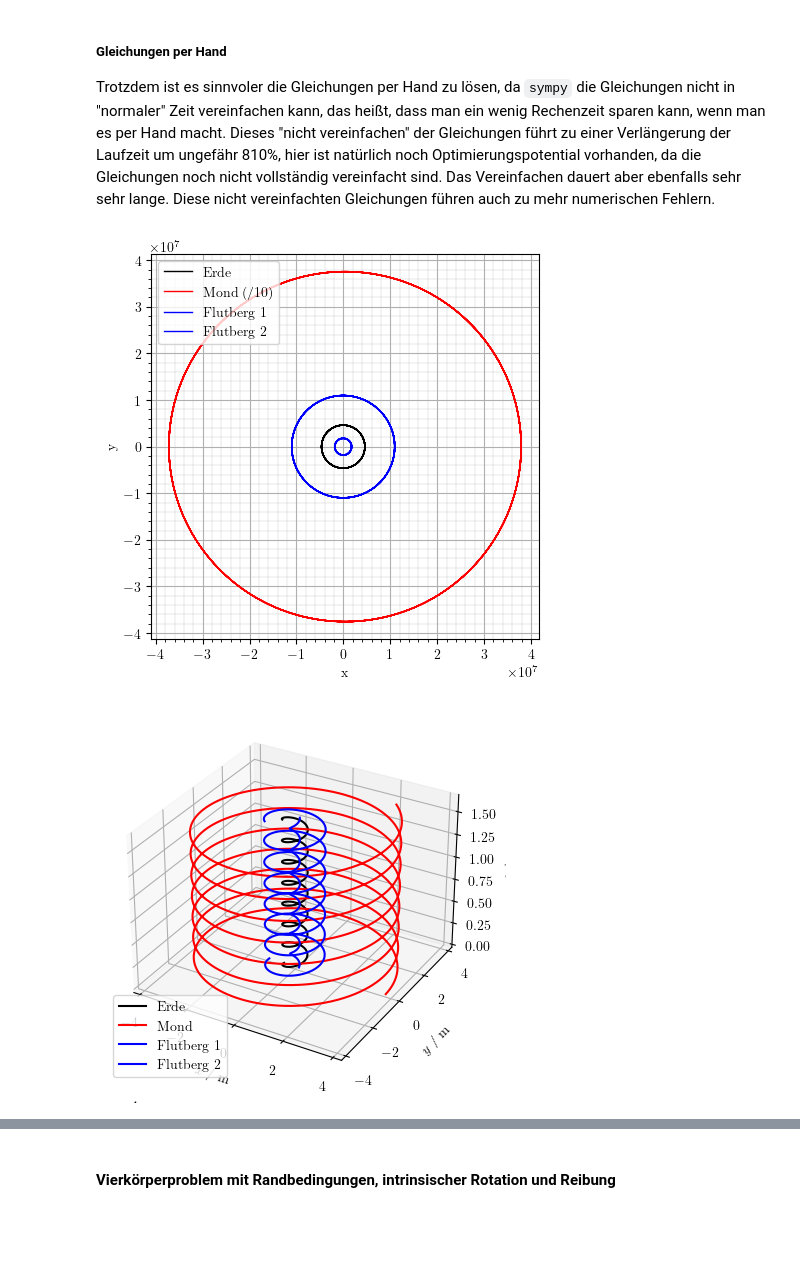
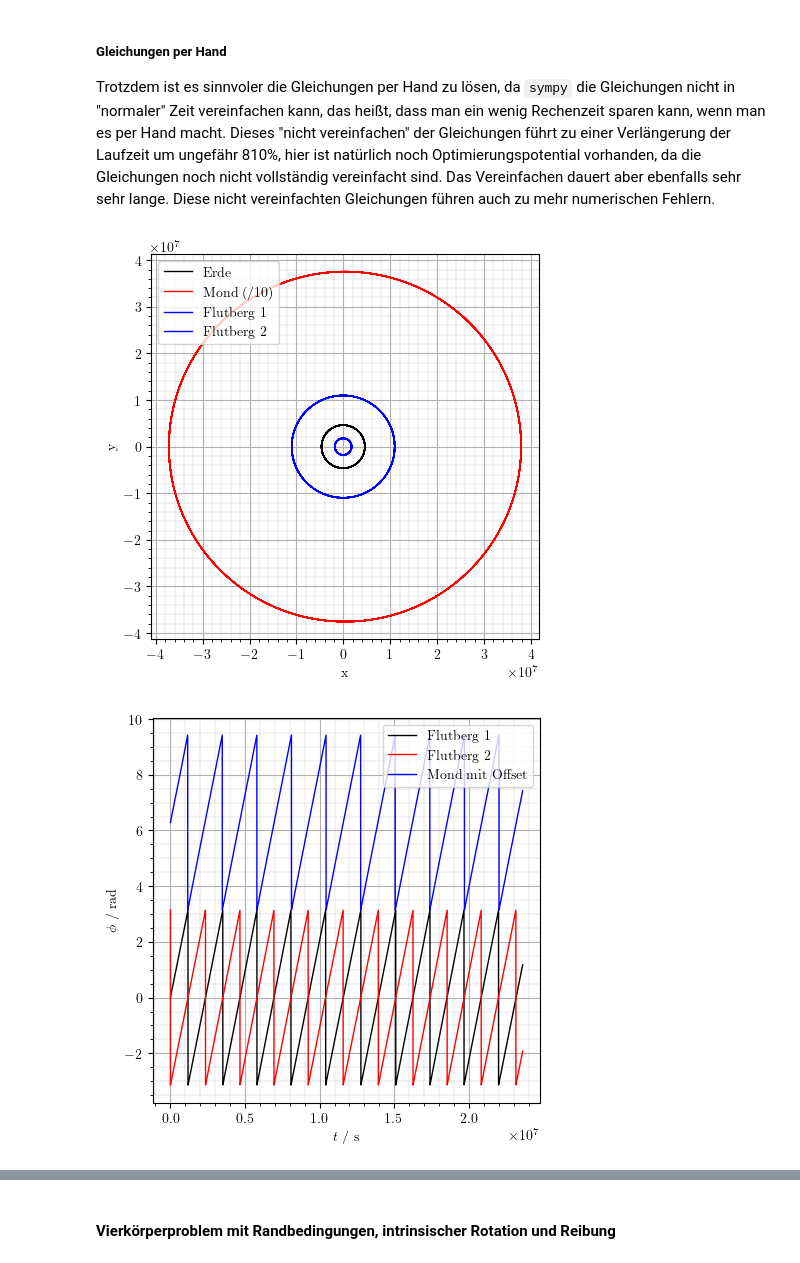
Before and after one commit to Nusssecke/Gezeitenreibung, a Jupyter notebook: gezeitenreibung.ipynb, the cells around one changed output, grey strips where cells are left out. Drawn from its saved outputs; the diff is of its cells as text; code cells hidden in the pictures; blank space fills up the shorter version.

```diff
--- a/gezeitenreibung.ipynb
+++ b/gezeitenreibung.ipynb
@@ -389,11 +385,9 @@ def center_of_mass(m1, m2, m3, m4, x_1, y_1, x_2, y_2, x_3, y_3, x_4, y_4): # TO
 
 def iv_stable_orbit_4body():
     '''Initial conditions for the Earth-Moon-Tides system in a stable orbit'''
-    # Each of the tides gets half of the oceans mass
-    mass = [mErde, mMond, mOzean/2, mOzean/2]
+    mass = [mErde, mMond, mOzean/2, mOzean/2] # Each of the tides gets half of the oceans mass
 
-    # We want the center of mass to be at the origin, the tides count towards the earth,
-    # but weigh so little that the center of mass doesn't really change
+    # We want the center of mass to be at the origin, the tides count towards the earth
     abstand_baryzentrum_erde = baryzentrum(mErde + mOzean, mMond, rMondBahn)
     x0_Erde = [-abstand_baryzentrum_erde, 0]
     x0_Mond = [rMondBahn - abstand_baryzentrum_erde, 0]
@@ -417,12 +411,11 @@ def iv_stable_orbit_4body():
     return [x0_Erde, x0_Mond, phi_1, phi_2, v0_Erde, v0_Mond, omega_1, omega_2, mass]
 
 def four_body_problem(pos_body_1: list, pos_body_2: list, phi_1: float, phi_2: float, vel_body_1: list, vel_body_2: list, omega_1: float, omega_2: float, mass: list, t_max: float, steps=1, method='RK45', t_start=0):
-    mass = [mErde, mMond, mOzean/2, mOzean/2]
     solution = solve_ivp(fun=eq_motion_4body, t_span=[t_start, t_max], y0=[*pos_body_1, *pos_body_2, phi_1, phi_2, *vel_body_1, *vel_body_2, omega_1, omega_2], args=(mass,), rtol=1e-12, atol=1e-12)
     x_E, y_E, x_M, y_M, phi_1, phi_2, vx_E, vy_E, vx_M, vy_M, omega_1, omega_2 = solution.y
     return [solution.t, x_E, y_E, x_M, y_M, phi_1, phi_2]
 
-t, x_E, y_E, x_M, y_M, phi_1, phi_2 = four_body_problem(*iv_stable_orbit_4body(), 100*TMondBahn)
+t, x_E, y_E, x_M, y_M, phi_1, phi_2 = four_body_problem(*iv_stable_orbit_4body(), 10*TMondBahn)
 # %%
 x_1, y_1 = x_E + RErde*np.cos(phi_1), y_E + RErde*np.sin(phi_1)
 x_2, y_2 = x_E + RErde*np.cos(phi_2), y_E + RErde*np.sin(phi_2)
@@ -444,34 +437,26 @@ plt.legend()
 plt.show()
 plt.close()
 
-# Plot a 3d phase space diagram
-fig = plt.figure()
-
-ax = fig.add_subplot(111, projection='3d')
-ax.plot(x_E, y_E, t, 'k', label='Erde')
-ax.plot(x_M/10, y_M/10, t, 'r', label='Mond')
-ax.plot(x_1, y_1, t, 'b', label='Flutberg 1')
-ax.plot(x_2, y_2, t, 'b', label='Flutberg 2')
-ax.set_xlabel("$x$ / m")
-ax.set_ylabel("$y$ / m")
-ax.set_zlabel("$t$ / s")
-ax.legend()
-plt.show()
-plt.close()
-
 # Plot the change of the center of mass over time
-fig, ax = plt.subplots()
-fig.set_label("Bewegung des Baryzentrum des Erde-Mond-Systems")
-ax.plot(t, center_of_mass(mErde, mMond, mOzean/2, mOzean/2, x_E, y_E, x_M, y_M, x_1, y_1, x_2, y_2)[0], color='blue', label='x-Koordinate des Schwerpunkts')
-ax.plot(t, center_of_mass(mErde, mMond, mOzean/2, mOzean/2, x_E, y_E, x_M, y_M, x_1, y_1, x_2, y_2)[1], color='red', label='y-Koordinate des Schwerpunkts')
-ax.set_xlabel('Zeit $t$ / s')
-ax.set_ylabel('Position $x$ / m')
-ax.set_title('Baryzentrum')
-ax.legend()
-plt.show()
-plt.close()
+# fig, ax = plt.subplots()
+# fig.set_label("Bewegung des Baryzentrum des Erde-Mond-Systems")
+# ax.plot(t, center_of_mass(mErde, mMond, mOzean/2, mOzean/2, x_E, y_E, x_M, y_M, x_1, y_1, x_2, y_2)[0], color='blue', label='x-Koordinate des Schwerpunkts')
+# ax.plot(t, center_of_mass(mErde, mMond, mOzean/2, mOzean/2, x_E, y_E, x_M, y_M, x_1, y_1, x_2, y_2)[1], color='red', label='y-Koordinate des Schwerpunkts')
+# ax.set_xlabel('Zeit $t$ / s')
+# ax.set_ylabel('Position $x$ / m')
+# ax.set_title('Baryzentrum')
+# ax.legend()
+# plt.show()
+# plt.close()
 
 # Plot the angles of the tides over time
+
+# Normalize the angles to the range -π to π
+normalized_angles_phi_1 = np.remainder(phi_1, 2 * np.pi)
+normalized_angles_phi_1 = np.where(normalized_angles_phi_1 > np.pi, normalized_angles_phi_1 - 2 * np.pi, normalized_angles_phi_1)
+normalized_angles_phi_2 = np.remainder(phi_2, 2 * np.pi)
+normalized_angles_phi_2 = np.where(normalized_angles_phi_2 > np.pi, normalized_angles_phi_2 - 2 * np.pi, normalized_angles_phi_2)
+
 plt.rc('axes', axisbelow=True)
 plt.figure(figsize=(5, 5))
 plt.grid('minor', 'minor', linestyle='-', linewidth=0.2)
@@ -480,8 +465,9 @@ plt.minorticks_on()
 plt.xlabel("$t$ / s")
 plt.ylabel("$\phi$ / rad")
 
-plt.plot(t, phi_1, 'k', linewidth=1, label='Flutberg 1')
-plt.plot(t, phi_2, 'r', linewidth=1, label='Flutberg 2')
+plt.plot(t, normalized_angles_phi_1, 'k', linewidth=1, label='Flutberg 1')
+plt.plot(t, normalized_angles_phi_2, 'r', linewidth=1, label='Flutberg 2')
+plt.plot(t, np.arctan2(y_M, x_M) + 2*pi, 'b', linewidth=1, label='Mond mit Offset')
 
 plt.legend()
 plt.show()
@@ -496,35 +482,50 @@ plt.minorticks_on()
 plt.xlabel("$t$ / s")
 plt.ylabel("$\phi - \phi_M$ / rad")
 
-plt.plot(t, phi_1 - t*2*pi/TMondBahn, 'k', linewidth=1, label='Flutberg 1')
-plt.plot(t, phi_2 - t*2*pi/TMondBahn, 'r', linewidth=1, label='Flutberg 2')
+plt.plot(t, normalized_angles_phi_1 - np.arctan2(y_M, x_M), 'k', linewidth=1, label='Flutberg 1')
+plt.plot(t, normalized_angles_phi_2 - np.arctan2(y_M, x_M), 'r', linewidth=1, label='Flutberg 2')
 
 plt.legend()
+plt.show()
+plt.close()
+
+# Plot a 3d phase space diagram
+fig = plt.figure()
+
+ax = fig.add_subplot(111, projection='3d')
+ax.plot(x_E, y_E, t, 'k', label='Erde')
+ax.plot(x_M/10, y_M/10, t, 'r', label='Mond')
+ax.plot(x_1, y_1, t, 'b', label='Flutberg 1')
+ax.plot(x_2, y_2, t, 'b', label='Flutberg 2')
+ax.set_xlabel("$x$ / m")
+ax.set_ylabel("$y$ / m")
+ax.set_zlabel("$t$ / s")
+ax.legend()
 plt.show()
 plt.close()
 
 # Animation of the four body problem #
 if not fastExecution: # Don't render if not necessary
     fig = plt.figure(figsize=(5, 5)) # Square figure, so the circles are actually circles
     ax = plt.axes(xlim=(-4e8, 4e8), ylim=(-4e8, 4e8))
     earth_line, = ax.plot([], [], marker='o', lw=0.1, color='blue', label='Erde (*10)')
     moon_line, = ax.plot([], [], marker='o', lw=0.1, color='red', label='Mond')
     tide_1_line, = ax.plot([], [], marker='o', lw=0.1, color='green', label='Flutberg 1 (*10)')
     tide_2_line, = ax.plot([], [], marker='o', lw=0.1, color='violet', label='Flutberg 2 (*10)')
     ax.legend()
 
     def animate(i):
         earth_line.set_data([x_E[i]*10], [y_E[i]*10])
         moon_line.set_data([x_M[i]], [y_M[i]])
         tide_1_line.set_data([x_1[i]*10], [y_1[i]*10])
         tide_2_line.set_data([x_2[i]*10], [y_2[i]*10])
         return earth_line, moon_line
 
     anim = FuncAnimation(fig, animate, init_func=None, frames=t.shape[0], interval=30, blit=True)
     anim.save('Erde_Mond_Flutberge.gif', writer='pillow')
     plt.close()
 
-display(Image(data=open('Erde_Mond_Flutberge.gif','rb').read(), format='png'))
+# display(Image(data=open('Erde_Mond_Flutberge.gif','rb').read(), format='png'))
 # %% [output]
 [figure]
-[figure, old version]
+[figure, new version]
```
Also changed, not shown: parts of 4 cells of this notebook, 3 other files.
